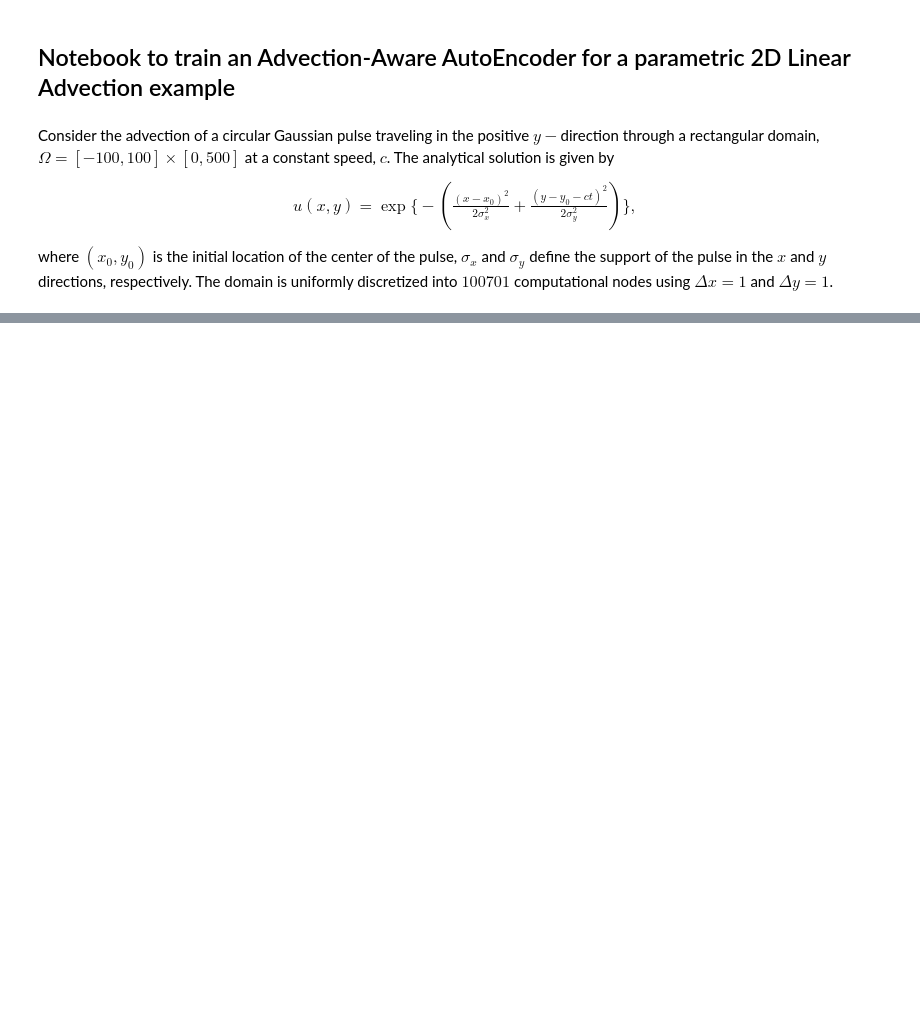
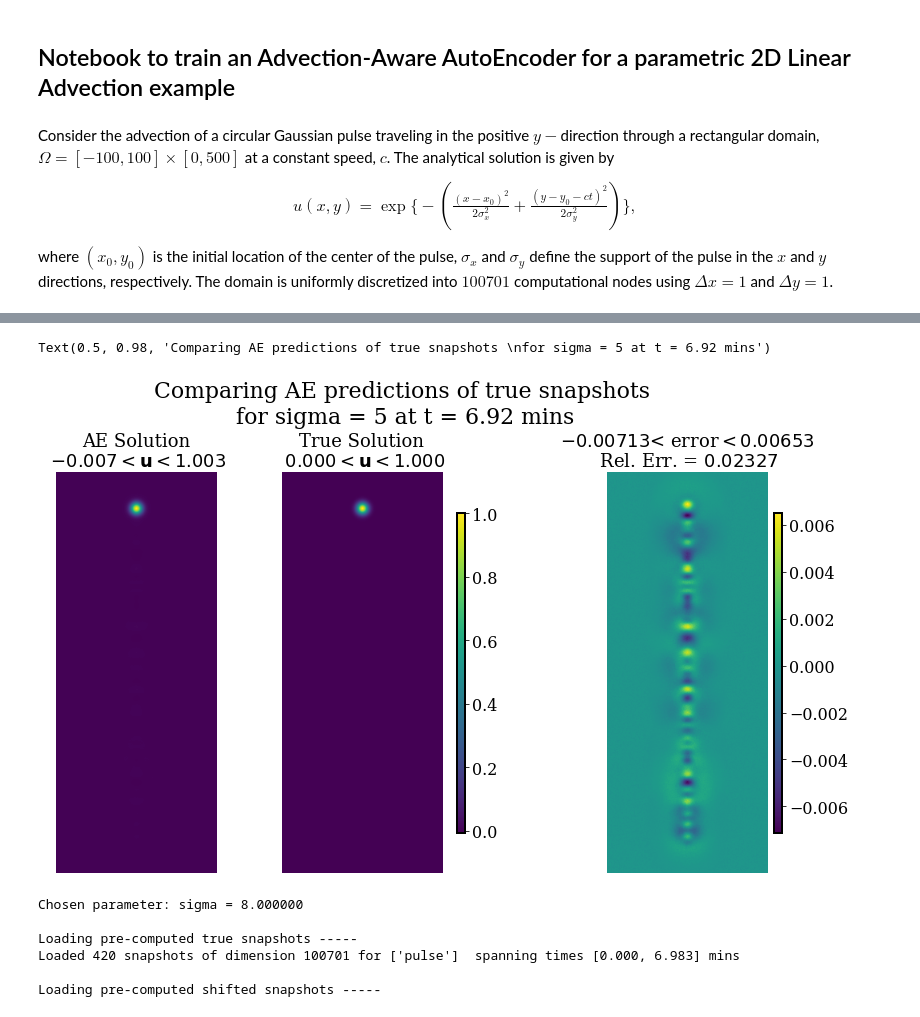
Before and after one commit to erdc/aa_autoencoder_mca, a Jupyter notebook: examples/AA_autoencoder_parametric_2DLinearAdvection.ipynb, the cells around one changed output, grey strips where cells are left out. Cells and saved outputs as stored; diff of their text form; code cells hidden in the pictures; blank space fills up the shorter version.

```diff
--- a/examples/AA_autoencoder_parametric_2DLinearAdvection.ipynb
+++ b/examples/AA_autoencoder_parametric_2DLinearAdvection.ipynb
@@ -649,9 +709,13 @@ fig.suptitle("Comparing AE predictions of shifted snapshots \nfor %s = %d at t =
 # %%
 ### Visualizing direct reconstruction using true decoder
 
 fig = plt.figure(figsize=(14,8))
 fig.tight_layout()
 fig.subplots_adjust(top=0.82)
 
-pu.compare_soln(pred_recon,snap_data[iparam],iplot,times_offline[iparam],times_offline[iparam],Nx,Ny,ky,flag='AE')
-fig.suptitle("Comparing AE predictions of true snapshots \nfor %s = %d at t = %.2f mins"%(flag, param_list[iparam], times_offline[iparam][iplot]/60),fontsize=18, y=0.98)
+pu.compare_soln(pred_recon,snap_data[iparam],iplot,times_offline[iparam],times_offline[iparam],
+                Nx,Ny,ky,flag='AE')
+fig.suptitle("Comparing AE predictions of true snapshots \nfor %s = %d at t = %.2f mins"%(flag, param_train[iparam], times_offline[iparam][iplot]/60),fontsize=22, y=0.98)
+# %% [output]
+Text(0.5, 0.98, 'Comparing AE predictions of true snapshots \nfor sigma = 5 at t = 6.92 mins')
+[figure, added]
@@ -688,31 +725,19 @@ fig.suptitle('Relative errors of AE prediction for speed = %d'%(c[iparam]),fonts
 new_test = True
 
 if new_test:
-    if flag == 'speed':
-        test_param = np.random.choice([5,6,8])
-        c_new = test_param; sigma_new = 8
-        new_data = np.load(os.path.join(data_dir,'Gaussian2d_pulse_500x200_c%.2f_sigma5.0000.npz'%c_new))
 
-    elif flag == 'sigma':
-        test_param = np.random.choice([ 8, 16])  #3.3333, 4,
-        c_new = 1; sigma_new = test_param
-        new_data = np.load(os.path.join(data_dir,'Gaussian2d_pulse_500x200_c1.00_sigma%.4f.npz'%sigma_new))
+    test_param = np.random.choice(param_test)
+    c_new = 1; sigma_new = test_param
+    print("Chosen parameter: %s = %f"%(flag, test_param))
+    print("\nLoading pre-computed true snapshots -----")
 
-
-    print("Chosen parameter: %s = %f"%(flag, test_param))
-    print("Loading pre-computed true snapshots -----\n")
-
+    new_data = np.load(os.path.join(data_dir,'Gaussian2d_pulse_500x200_c1.00_sigma%.4f.npz'%sigma_new))
     snap_new, times_new, nodes2, Nx2, Ny2, snap_start_new, snap_end_new = du.read_data(new_data, soln_names)
     Nt_new = times_new.size
 
 
-    if flag == 'speed':
-        new_shift_data = np.load(os.path.join(data_dir,'Shift_Gaussian2d_pulse_500x200_c%.2f_sigma5.0000.npz'%c_new))
-    elif flag == 'sigma':
-        new_shift_data = np.load(os.path.join(data_dir,'Shift_Gaussian2d_pulse_500x200_c1.00_sigma%.4f.npz'%sigma_new))
-
-    print("Loading pre-computed shifted snapshots -----\n")
-
+    print("\nLoading pre-computed shifted snapshots -----")
+    new_shift_data = np.load(os.path.join(data_dir,'Shift_Gaussian2d_pulse_500x200_c1.00_sigma%.4f.npz'%sigma_new))
     shifted_snap_new = {}
     for key in soln_names:
         tmp = new_shift_data[key].reshape((Nn,-1))
@@ -726,23 +751,33 @@ if new_test:
 
     u_new = snap_new['pulse'][:,:snap_end_new+1].T
     u_shift_new = shifted_snap_new['pulse'][:,:snap_end_new+1].T
+    if scaling:
+        u_new, u_shift_new, _, _ = du.data_scaler(u_new, u_shift_new, u_max, u_min)
 
     u_new = np.hstack(( u_new, (test_param/p_max)*np.ones((Nt_new,1)) ))
     u_shift_new = np.hstack(( u_shift_new, (test_param/p_max)*np.ones((Nt_new,1)) ))
 
-    if scaling:
-        u_new, u_shift_new, _, _ = du.data_scaler(u_new, u_shift_new, u_max, u_min)
 
     encoded_u_new = u_autoencoder.encoder(u_new).numpy()
-    shift_u_new = u_autoencoder.shift(encoded_u_new).numpy()
-    recon_u_new = u_autoencoder.decoder(encoded_u_new).numpy()
-
+    if augment_output:
+        shift_u_new = u_autoencoder.shift(encoded_u_new).numpy()[:,:-1]
+        decoded_u_new = u_autoencoder.decoder(encoded_u_new).numpy()[:,:-1]
+    else:
+        shift_u_new = u_autoencoder.shift(encoded_u_new).numpy()
+        decoded_u_new = u_autoencoder.decoder(encoded_u_new).numpy()
 
     pred_shift_new = {}
-    pred_shift_new['pulse'] = du.scaler_inverse(shift_u_new[:,:-1], u_max, u_min, scaling=scaling).T
+    pred_shift_new['pulse'] = du.scaler_inverse(shift_u_new, u_max, u_min, scaling=scaling).T
 
     pred_recon_new = {}
-    pred_recon_new['pulse'] = du.scaler_inverse(recon_u_new[:,:-1], u_max, u_min, scaling=scaling).T
+    pred_recon_new['pulse'] = du.scaler_inverse(decoded_u_new, u_max, u_min, scaling=scaling).T
+# %% [output]
+Chosen parameter: sigma = 8.000000
+
+Loading pre-computed true snapshots -----
+Loaded 420 snapshots of dimension 100701 for ['pulse']  spanning times [0.000, 6.983] mins
+
+Loading pre-computed shifted snapshots -----
 # %%
 ### Visualizing reconstruction of shifted snapshots using shift decoder
 if new_test:
```
Also changed, not shown: parts of 28 cells of this notebook, 2 other files.
